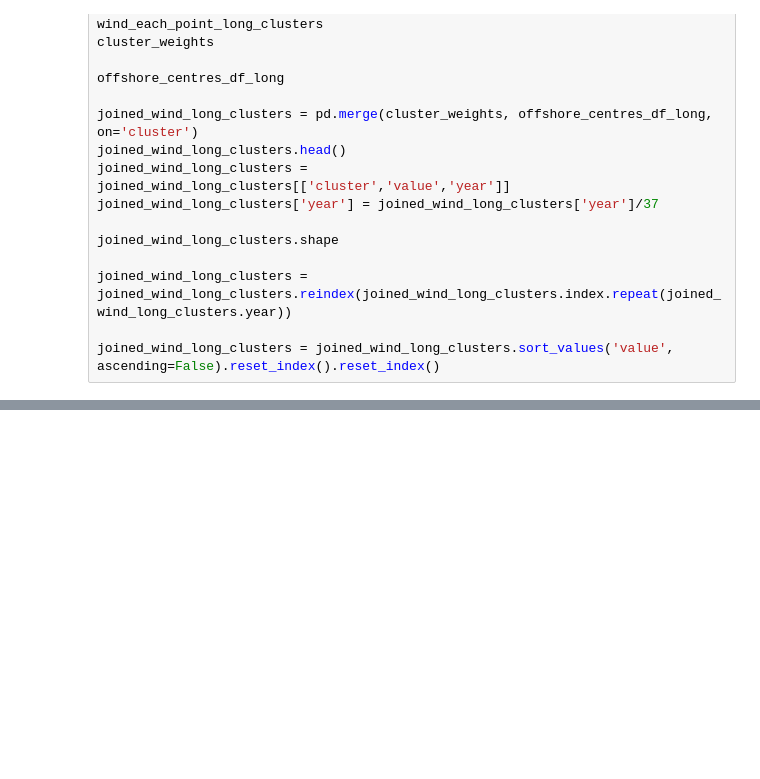
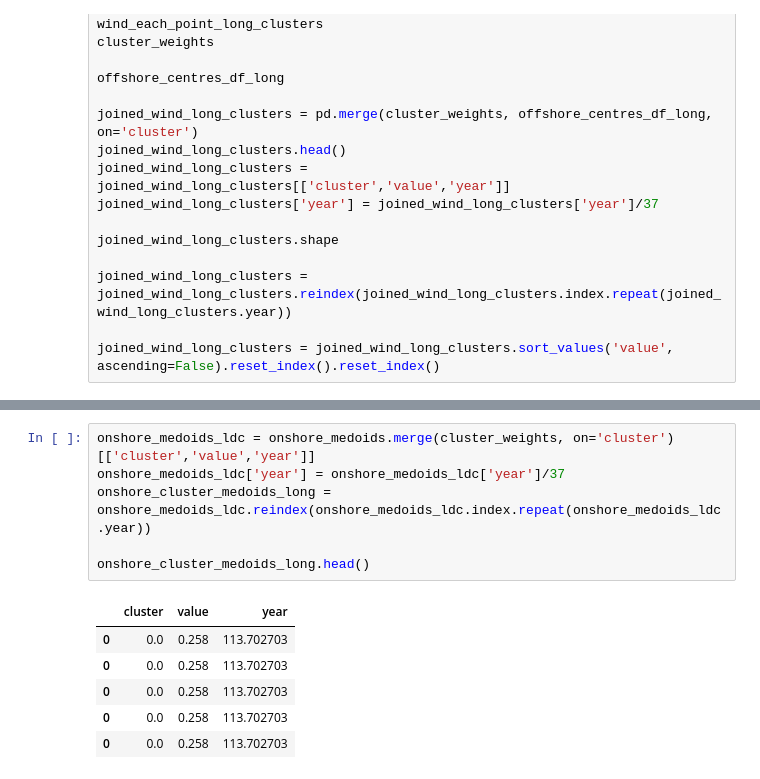
Before and after one commit to alexanderkell/temporal_granularity, a Jupyter notebook: notebooks/exploratory_stage/3.0-ajmk-find-average-days-solar-wind.ipynb, the cells around one changed output, grey strips where cells are left out. Drawn from its saved outputs; the diff is of its cells as text; blank space fills up the shorter version.

```diff
--- a/notebooks/exploratory_stage/3.0-ajmk-find-average-days-solar-wind.ipynb
+++ b/notebooks/exploratory_stage/3.0-ajmk-find-average-days-solar-wind.ipynb
@@ -738,0 +996,13 @@ plt.show()
+# %%
+onshore_medoids_ldc = onshore_medoids.merge(cluster_weights, on='cluster')[['cluster','value','year']]
+onshore_medoids_ldc['year'] = onshore_medoids_ldc['year']/37
+onshore_cluster_medoids_long = onshore_medoids_ldc.reindex(onshore_medoids_ldc.index.repeat(onshore_medoids_ldc.year))
+
+onshore_cluster_medoids_long.head()
+# %% [output]
+|  | cluster | value | year |
+| 0 | 0.0 | 0.258 | 113.702703 |
+| 0 | 0.0 | 0.258 | 113.702703 |
+| 0 | 0.0 | 0.258 | 113.702703 |
+| 0 | 0.0 | 0.258 | 113.702703 |
+| 0 | 0.0 | 0.258 | 113.702703 |
```
Also changed, not shown: parts of 66 cells of this notebook.
